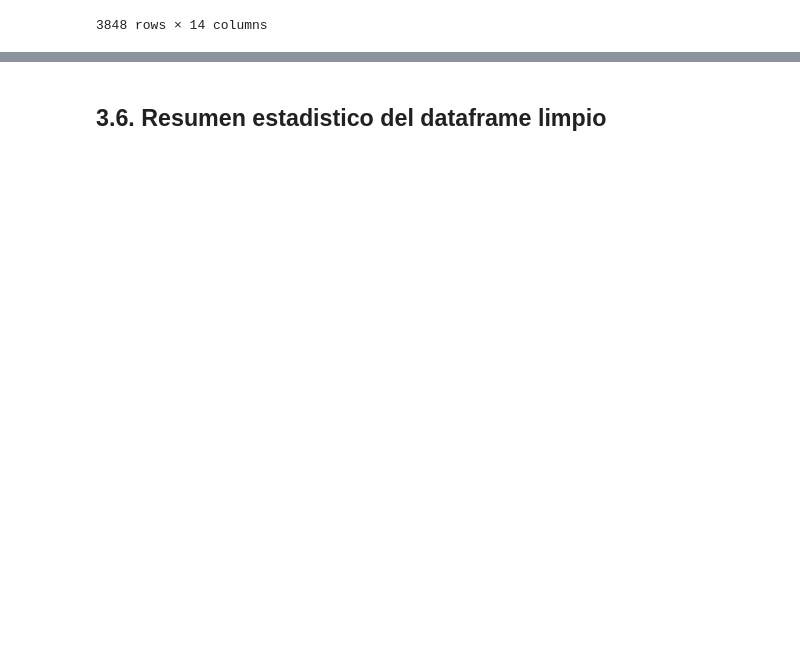
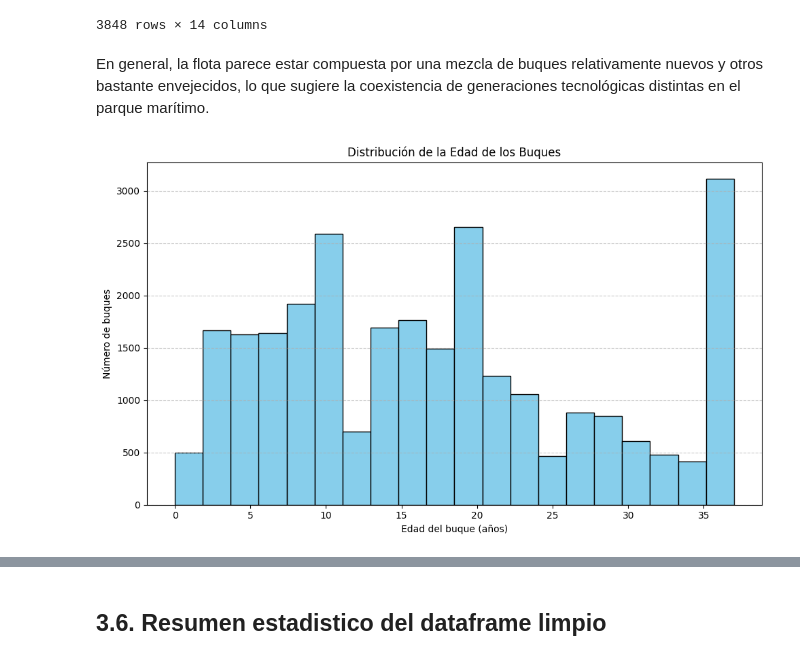
Before and after one commit to LucasZV/tipologia_PR2, a Jupyter notebook: Limpieza-datos_v2.ipynb, the cells around one changed output, grey strips where cells are left out. Cells and saved outputs as stored; diff of their text form; code cells hidden in the pictures; blank space fills up the shorter version.

```diff
--- a/Limpieza-datos_v2.ipynb
+++ b/Limpieza-datos_v2.ipynb
@@ -581,3 +577,19 @@ data_imputed[
 | 27362 | PRT000020349 | BRESO UNO | 2016-11-21 | 23.00 | 131.00 | Acero | 261.03 | Alta Definitiva | ... |
 | 27363 | PRT000020436 | CIUDAD DE HUELVA | 2017-07-10 | 32.53 | 287.00 | Acero | 776.00 | Alta Definitiva | ... |
 3848 rows × 14 columns
+# %% [markdown]
+En general, la flota parece estar compuesta por una mezcla de buques relativamente nuevos y otros bastante envejecidos, lo que sugiere la coexistencia de generaciones tecnológicas distintas en el parque marítimo.
+# %%
+# Histograma de la edad de los buques
+plt.figure(figsize=(10, 6))
+plt.hist(data_imputed['Edad_buque'], bins=20, edgecolor='black', color='skyblue')
+plt.title('Distribución de la Edad de los Buques')
+plt.xlabel('Edad del buque (años)')
+plt.ylabel('Número de buques')
+plt.grid(axis='y', linestyle='--', alpha=0.7)
+plt.tight_layout()
+plt.savefig("./figures/histogramas_edadbuque.png")
+
+plt.show()
+# %% [output]
+[figure, added]
```
Also changed, not shown: parts of 2 cells of this notebook, 2 other files.
